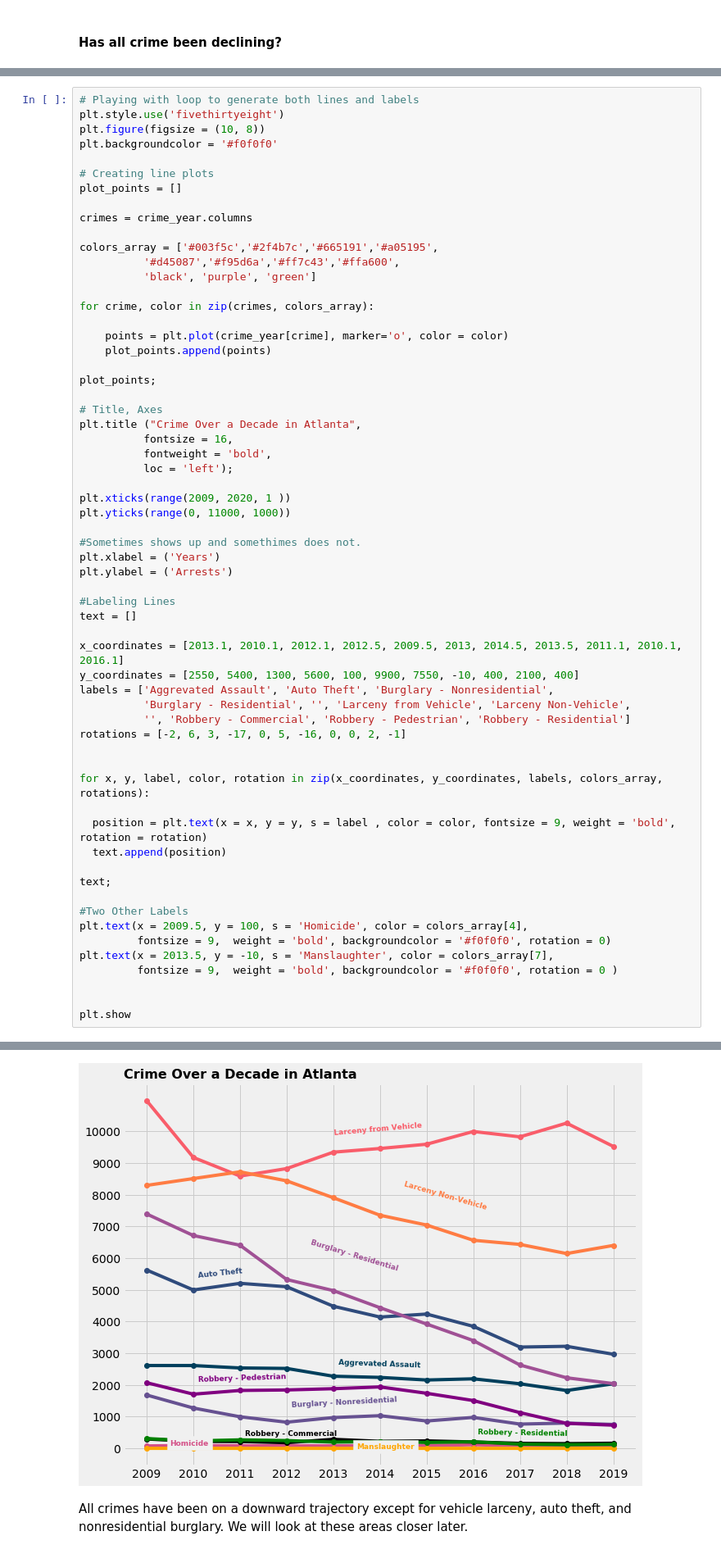
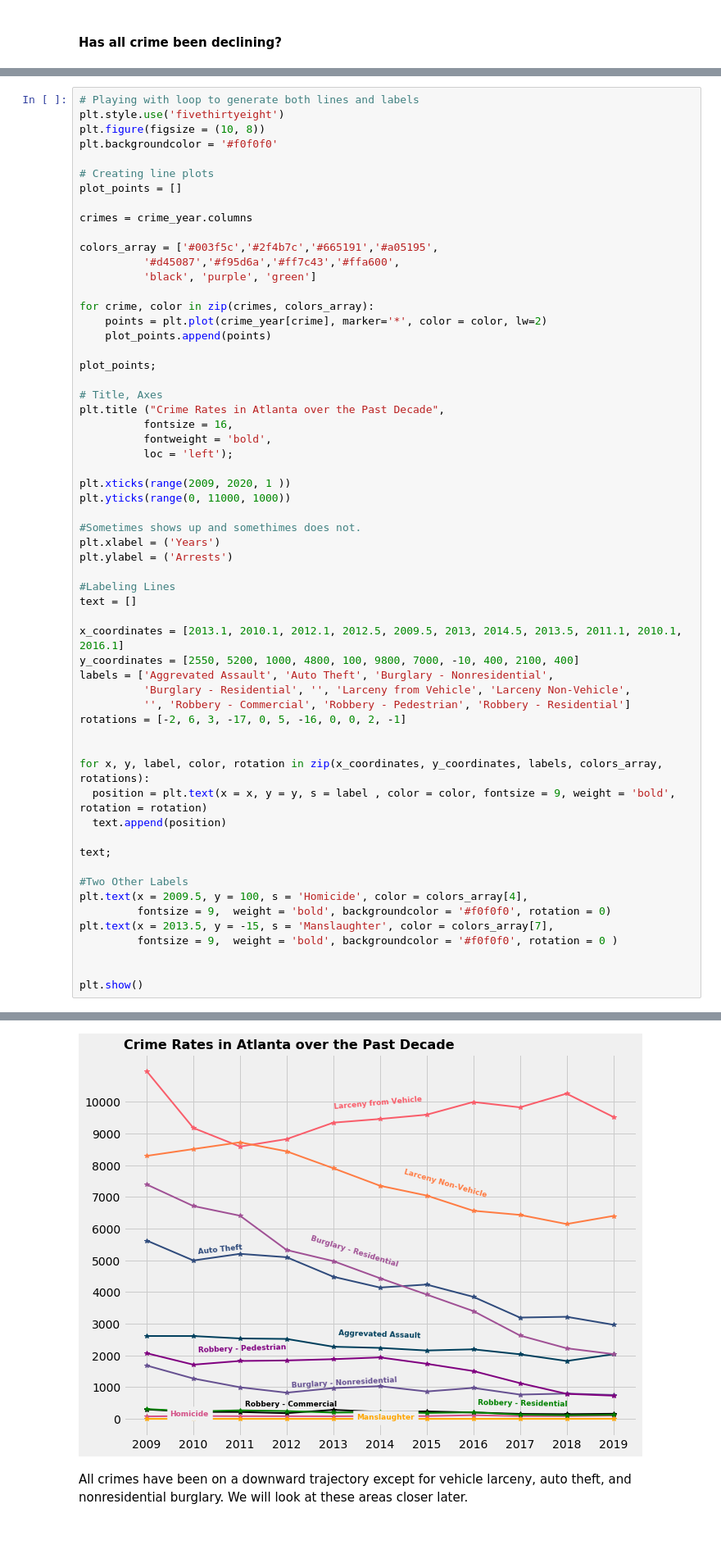
Before and after one commit to jiobu1/DS-Unit-1-Sprint-4-Data-Storytelling-Portfolio-Project, a Jupyter notebook: Jisha_Obukwelu_Unit_1_Data_Storytelling_Project.ipynb, the cells around one changed output, grey strips where cells are left out. Shown at 82% size. Drawn from its saved outputs; the diff is of its cells as text.

```diff
--- a/Jisha_Obukwelu_Unit_1_Data_Storytelling_Project.ipynb
+++ b/Jisha_Obukwelu_Unit_1_Data_Storytelling_Project.ipynb
@@ -245,14 +255,13 @@ colors_array = ['#003f5c','#2f4b7c','#665191','#a05195',
           'black', 'purple', 'green']
 
 for crime, color in zip(crimes, colors_array):
-
-    points = plt.plot(crime_year[crime], marker='o', color = color)
+    points = plt.plot(crime_year[crime], marker='*', color = color, lw=2)
     plot_points.append(points)
 
 plot_points;
 
 # Title, Axes
-plt.title ("Crime Over a Decade in Atlanta",
+plt.title ("Crime Rates in Atlanta over the Past Decade",
           fontsize = 16,
           fontweight = 'bold',
           loc = 'left');
@@ -268,7 +277,7 @@ plt.ylabel = ('Arrests')
 text = []
 
 x_coordinates = [2013.1, 2010.1, 2012.1, 2012.5, 2009.5, 2013, 2014.5, 2013.5, 2011.1, 2010.1, 2016.1]
-y_coordinates = [2550, 5400, 1300, 5600, 100, 9900, 7550, -10, 400, 2100, 400]
+y_coordinates = [2550, 5200, 1000, 4800, 100, 9800, 7000, -10, 400, 2100, 400]
 labels = ['Aggrevated Assault', 'Auto Theft', 'Burglary - Nonresidential',
           'Burglary - Residential', '', 'Larceny from Vehicle', 'Larceny Non-Vehicle',
           '', 'Robbery - Commercial', 'Robbery - Pedestrian', 'Robbery - Residential']
@@ -276,7 +285,6 @@ rotations = [-2, 6, 3, -17, 0, 5, -16, 0, 0, 2, -1]
 
 
 for x, y, label, color, rotation in zip(x_coordinates, y_coordinates, labels, colors_array, rotations):
-
   position = plt.text(x = x, y = y, s = label , color = color, fontsize = 9, weight = 'bold', rotation = rotation)
   text.append(position)
 
@@ -285,9 +293,9 @@ text;
 #Two Other Labels
 plt.text(x = 2009.5, y = 100, s = 'Homicide', color = colors_array[4],
          fontsize = 9,  weight = 'bold', backgroundcolor = '#f0f0f0', rotation = 0)
-plt.text(x = 2013.5, y = -10, s = 'Manslaughter', color = colors_array[7],
+plt.text(x = 2013.5, y = -15, s = 'Manslaughter', color = colors_array[7],
          fontsize = 9,  weight = 'bold', backgroundcolor = '#f0f0f0', rotation = 0 )
 
 
-plt.show
+plt.show()
 # %% [output]
@@ -295,4 +302,4 @@ plt.show
-[figure, old version]
+[figure, new version]
 # %% [markdown]
 All crimes have been on a downward trajectory except for vehicle larceny, auto theft, and nonresidential burglary. We will look at these areas closer later.
 # %% [markdown]
```
Also changed, not shown: parts of 19 cells of this notebook.
